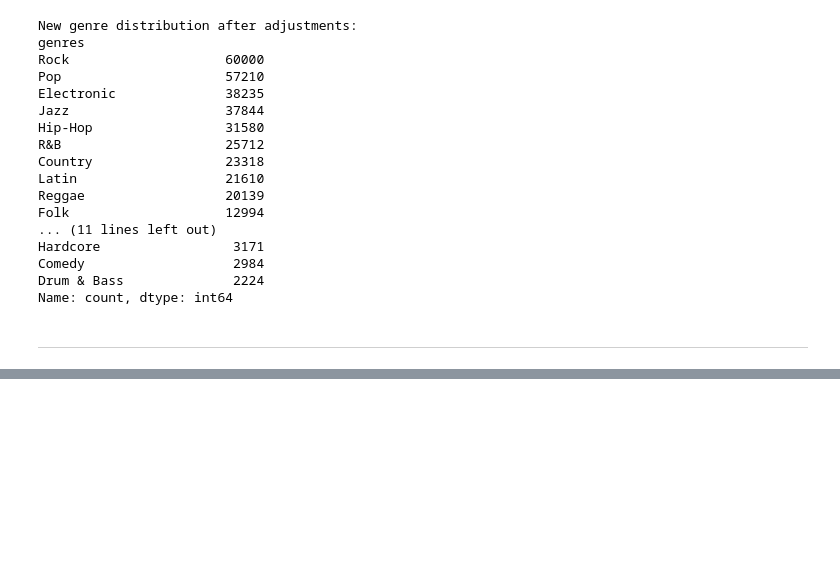
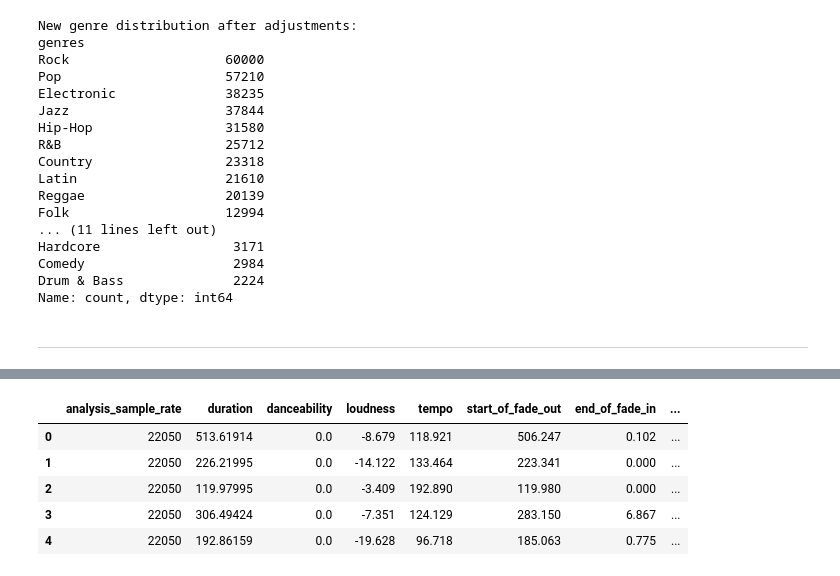
Before and after one commit to AlexandreRob/BadBoyRecords, a Jupyter notebook: NewModelTraining.ipynb, the cells around one changed output, grey strips where cells are left out. Drawn from its saved outputs; the diff is of its cells as text; code cells hidden in the pictures; blank space fills up the shorter version.

```diff
--- a/NewModelTraining.ipynb
+++ b/NewModelTraining.ipynb
@@ -242,0 +257,9 @@ df = pd.read_csv('./Data/balanced_genre_dataset.csv')
+# %%
+X.head()
+# %% [output]
+|  | analysis_sample_rate | duration | danceability | loudness | tempo | start_of_fade_out | end_of_fade_in | ... |
+| 0 | 22050 | 513.61914 | 0.0 | -8.679 | 118.921 | 506.247 | 0.102 | ... |
+| 1 | 22050 | 226.21995 | 0.0 | -14.122 | 133.464 | 223.341 | 0.000 | ... |
+| 2 | 22050 | 119.97995 | 0.0 | -3.409 | 192.890 | 119.980 | 0.000 | ... |
+| 3 | 22050 | 306.49424 | 0.0 | -7.351 | 124.129 | 283.150 | 6.867 | ... |
+| 4 | 22050 | 192.86159 | 0.0 | -19.628 | 96.718 | 185.063 | 0.775 | ... |
```
Also changed, not shown: parts of 14 cells of this notebook.
